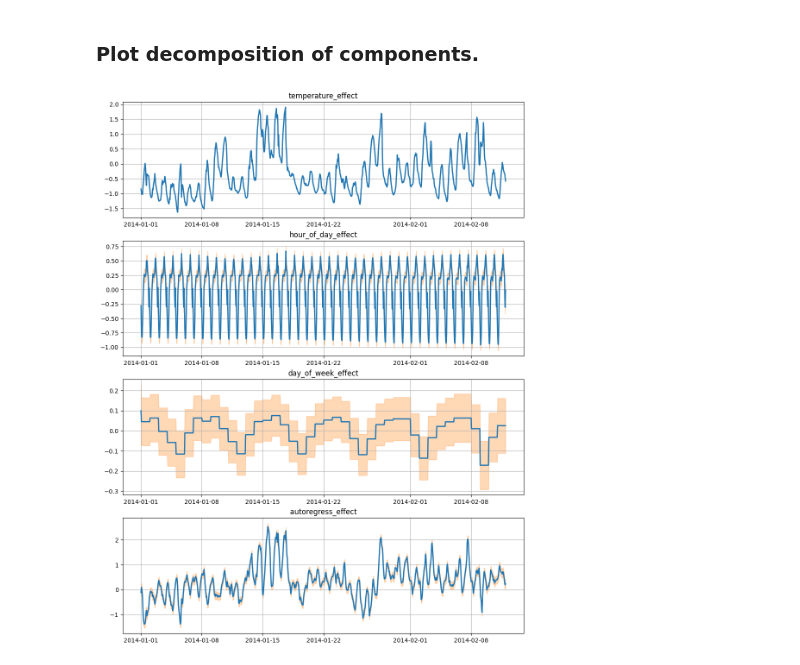
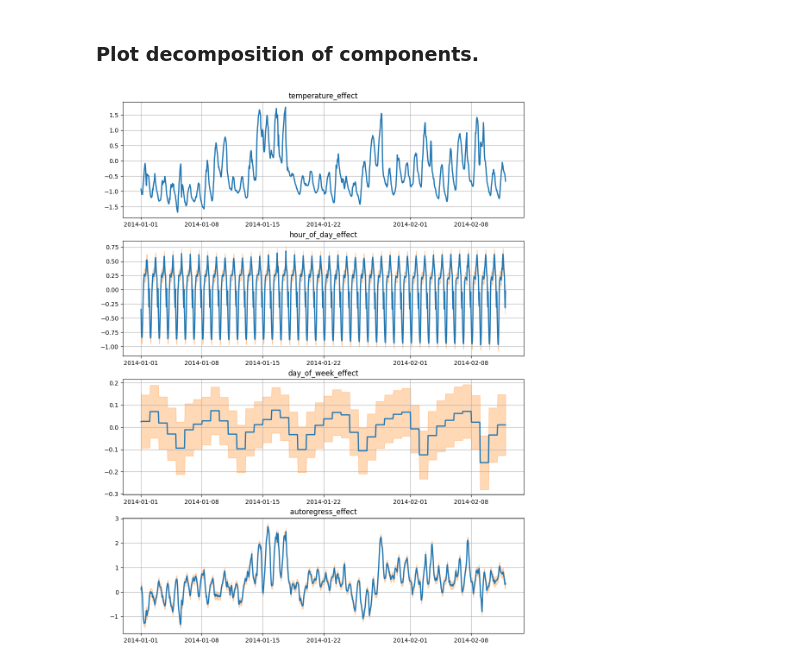
Before and after one commit to probml/sts-jax, a Jupyter notebook: sts_jax/structural_time_series/demos/sts_electric_demo.ipynb, the cells around one changed output. Saved outputs shown, nothing was run; the diff lists cells and outputs as text; code cells hidden in the pictures.

```diff
--- a/sts_jax/structural_time_series/demos/sts_electric_demo.ipynb
+++ b/sts_jax/structural_time_series/demos/sts_electric_demo.ipynb
@@ -151,6 +149,6 @@ plot_forecast(model, param_samples, obs_time_series)
 # %% [markdown]
 ### Plot decomposition of components.
 # %%
-plot_decompose(model, param_samples)
+plot_decompose(model, opt_param)
 # %% [output]
-[figure, old version]
+[figure, new version]
```
Also changed, not shown: parts of 4 cells of this notebook, 6 other files.
